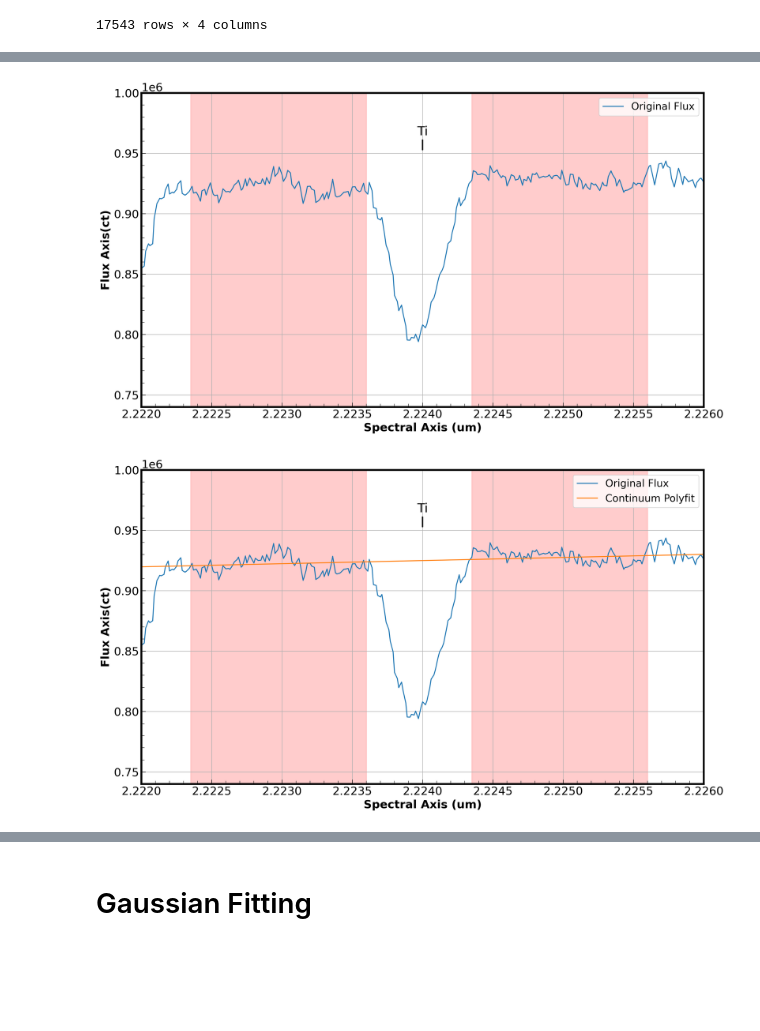
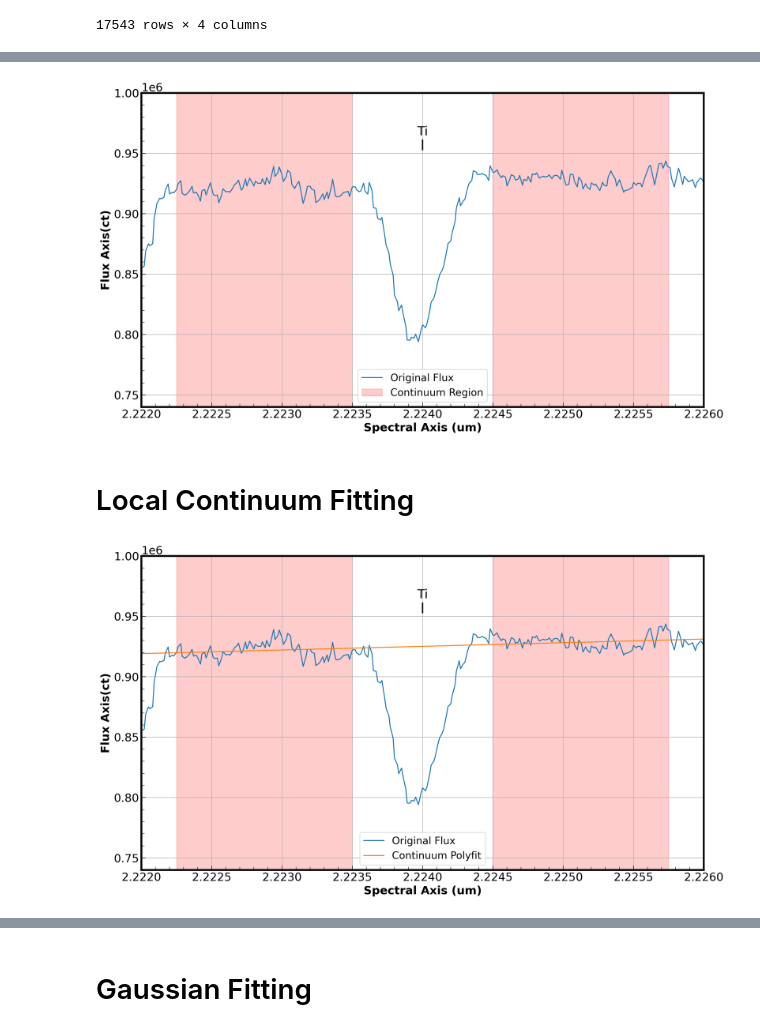
Before and after one commit to SavOliveira/IGRINS-Spectra, a Jupyter notebook: anon1_TI_2_224.ipynb, the cells around one changed output, grey strips where cells are left out. Drawn from its saved outputs; the diff is of its cells as text; code cells hidden in the pictures; blank space fills up the shorter version.

```diff
--- a/anon1_TI_2_224.ipynb
+++ b/anon1_TI_2_224.ipynb
@@ -123,7 +136,8 @@ anon1_df['SNR'] = anon1_df['SNR'].astype(float)
 
 # No negative flux and require SNR > 5
 #  & (anon1_df['SNR'] < 10000)
-anon1_df = anon1_df[(anon1_df['Wavelength'].gt(2.)) & (anon1_df['Flux'] .gt( 0.4e6)) & (anon1_df['SNR'].between(100, 10000))]
+#  & (anon1_df['Flux'] .gt( 0.4e6))
+anon1_df = anon1_df[(anon1_df['Wavelength'].gt(2.)) & (anon1_df['SNR'].between(100,10000))]
 
 # Wavelength + Flux Arrays
 anon1_wavlen = anon1_df['Wavelength']
@@ -149,15 +180,19 @@ anon1_df[anon1_df['Wavelength'].gt(2.2)]
 # %%
 # Central anon1_wavlenlength (micron)
 wave_center = 2.224
+
+center_idx = (anon1_wavlen-wave_center).abs().idxmin()
+# Size of 1 spectral resolution element
+# micron per pixel
 spec_res = 0.00001
 
 # Define the edges of the feature along spectral axis (NOT FLUX)
-wave_lim1 = wave_center - (40*spec_res)
-wave_lim2 = wave_center + (35*spec_res)
+wave_lim1 = wave_center - (50*spec_res)
+wave_lim2 = wave_center + (50*spec_res)
 
 # Find the indices for the min and max wavelengths of the spectral feature
-wavemin_idx = (np.abs(anon1_wavlen-wave_lim1)).argmin()
-wavemax_idx = (np.abs(anon1_wavlen-wave_lim2)).argmin()
+wavemin_idx = (anon1_wavlen-wave_lim1).abs().idxmin()
+wavemax_idx = (anon1_wavlen-wave_lim2).abs().idxmin()
 
 # # Choose spectral regions on either side of spectral feature to define a continuum
 contlo_1 = wave_lim1-(125*spec_res)
@@ -200,35 +219,37 @@ plt.plot(anon1_spec.spectral_axis, anon1_spec.flux, label='Original Flux')
 # Iterate over number of objects
 for i in range(len(nir_dict)):
     # Iterate over the NIR dictionary
     for ii in range(len(lines_wav)):
         plt.axvline(lines_wav[ii],0.82,0.85,color='black')
     # ax.text(lines_wav[ii],text_y,labels,ha='center')
 
 
-plt.axvspan(contlo_1,contlo_2, color='red', alpha=0.2)
+plt.axvspan(contlo_1,contlo_2, color='red', alpha=0.2,label='Continuum Region')
 plt.axvspan(conthi_1,conthi_2, color='red', alpha=0.2)
 
 text_y = 0.965e6
 # ax.text(nir_dict['Ti-2.2218'],text_y,'Ti',ha='center')
 ax.text(nir_dict['Ti-2.224'],text_y,'Ti',ha='center')
 # ax.text(nir_dict['Fe-2.226'],text_y,'Fe',ha='center')
 # ax.text(nir_dict['Ti-2.228'],text_y,'Ti',ha='center')
 # ax.text(nir_dict['Ti-2.232'],text_y,'Ti',ha='center')
 
 # Set fig axis limits
 plt.xlim(2.222,2.226)
 plt.ylim(0.74e6,1e6)
 
 # Enable minor tick marks
 ax.minorticks_on()
 
 plt.xlabel('Spectral Axis ({})'.format(anon1_spec.spectral_axis.unit))
 plt.ylabel('Flux Axis({})'.format(anon1_spec.flux.unit))
 ax.grid()
 plt.legend()
 plt.show()
 # %% [output]
-[figure, old version]
+[figure, new version]
+# %% [markdown]
+# Local Continuum Fitting
 # %%
 # estimate continuum using mean of points in selected range
 # wavelength range of where I'm estimating continuum
@@ -286,7 +307,7 @@ ax.grid()
 plt.legend()
 plt.show()
 # %% [output]
-[figure, old version]
+[figure, new version]
 # %%
 #examine the continuum-modified spectra
 
```
Also changed, not shown: parts of 24 cells of this notebook, 19 other files.
